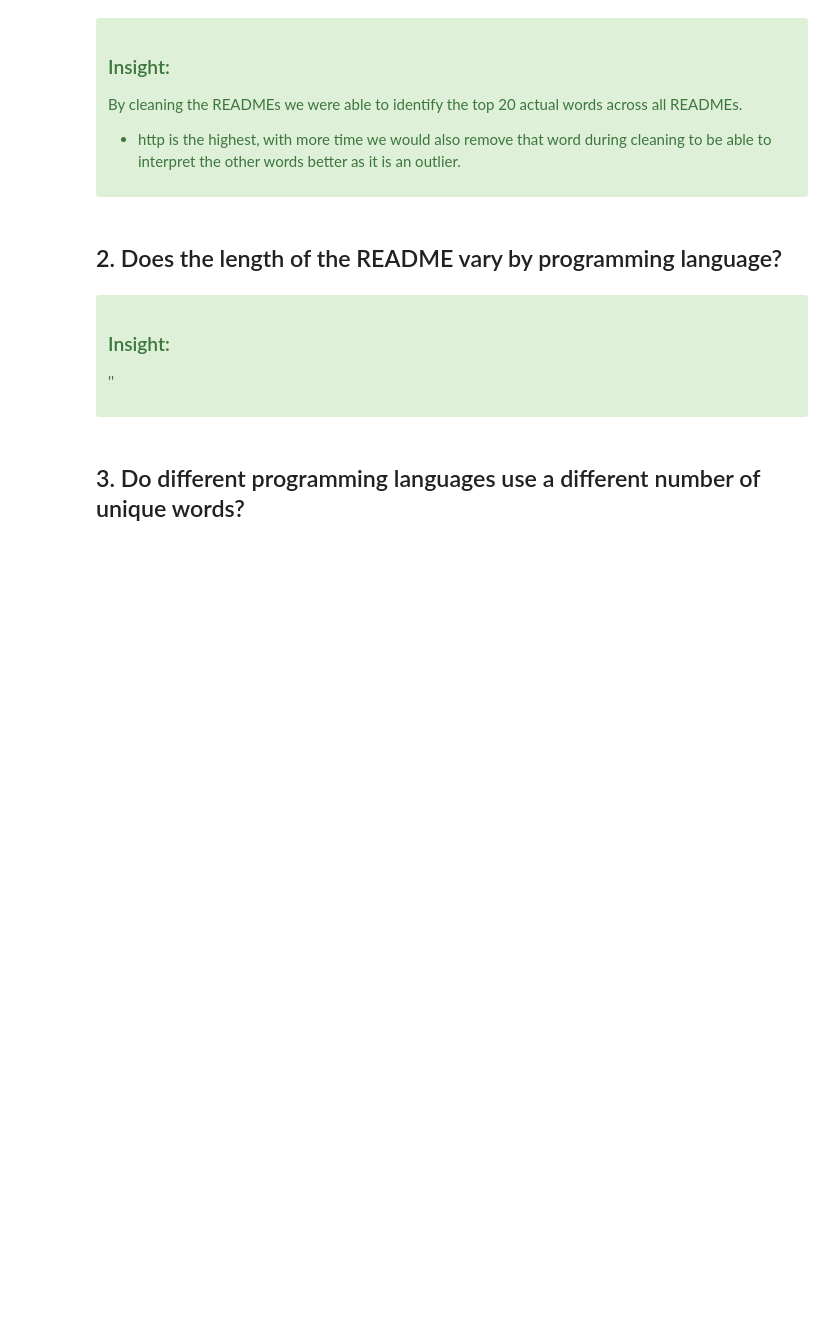
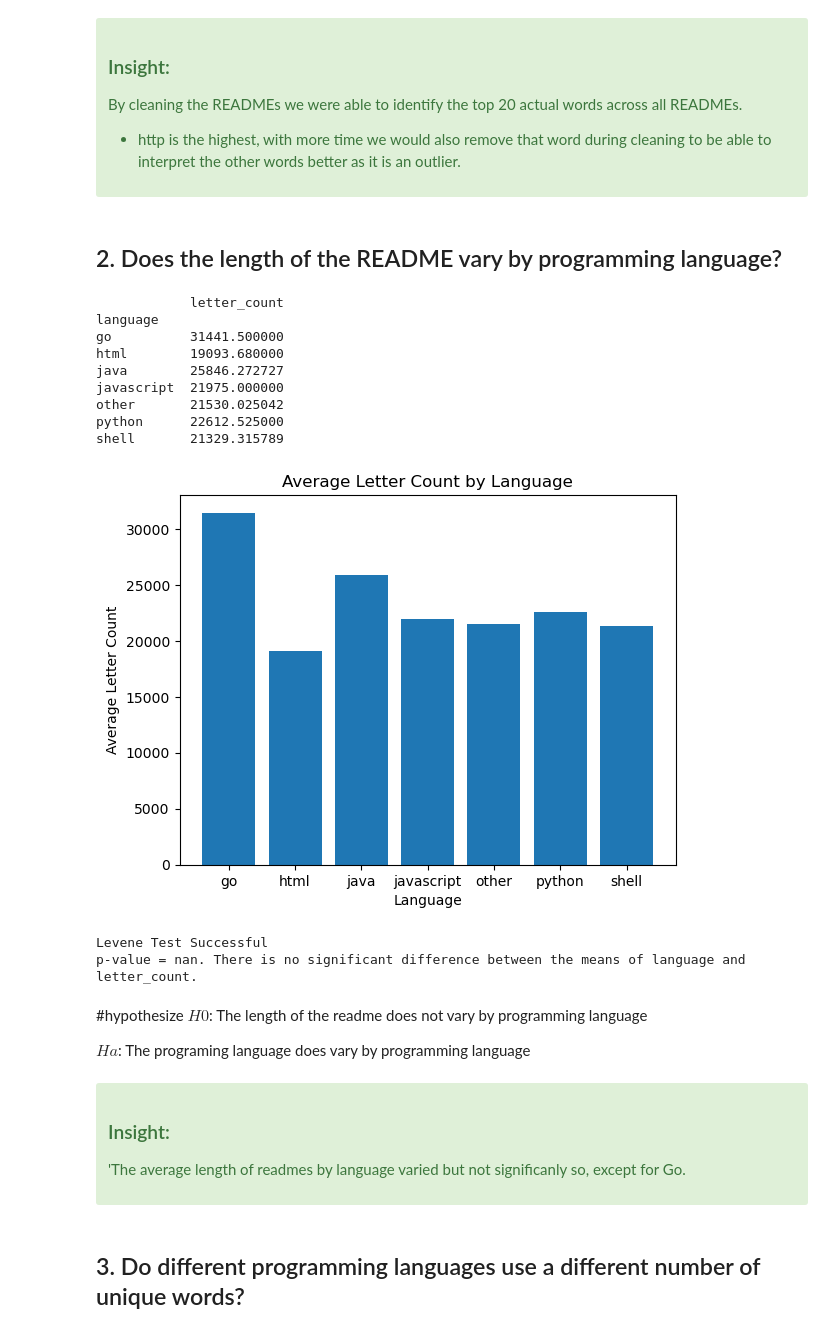
Before and after one commit to projectlanguagepredictor/nlp_launch, a Jupyter notebook: final_report.ipynb, the cells around one changed output. Cells and saved outputs as stored; diff of their text form; code cells hidden in the pictures; blank space fills up the shorter version.

Commit message:
added my piece to final report, and fixed hypothesis test in explore.py'

```diff
--- a/final_report.ipynb
+++ b/final_report.ipynb
@@ -257,3 +257,17 @@ By cleaning the READMEs we were able to identify the top 20 actual words across
 ## 2. Does the length of the README vary by programming language?
 # %%
 #visualize the lengths of readmes against labels
+ex.calculate_average_letter_count(df)
+# %% [output]
+            letter_count
+language
+go          31441.500000
+html        19093.680000
+java        25846.272727
+javascript  21975.000000
+other       21530.025042
+python      22612.525000
+shell       21329.315789
+[figure, added]
+Levene Test Successful
+p-value = nan. There is no significant difference between the means of language and letter_count.
@@ -262,3 +274,9 @@ By cleaning the READMEs we were able to identify the top 20 actual words across
+# %% [markdown]
+#hypothesize
+$H{0}$: The length of the readme does not vary by programming language
+
+
+$H{a}$: The programing language does vary by programming language
 # %%
 #analyze?
 # %% [markdown]
@@ -266,7 +284,8 @@ By cleaning the READMEs we were able to identify the top 20 actual words across
 
 ### Insight:
 
-''
+'The average length of readmes by language varied but not significanly so, except for Go.
+    <br>
 </div>
 # %% [markdown]
 ## 3. Do different programming languages use a different number of unique words?
```
Also changed, not shown: parts of 13 cells of this notebook, 1 other file.
